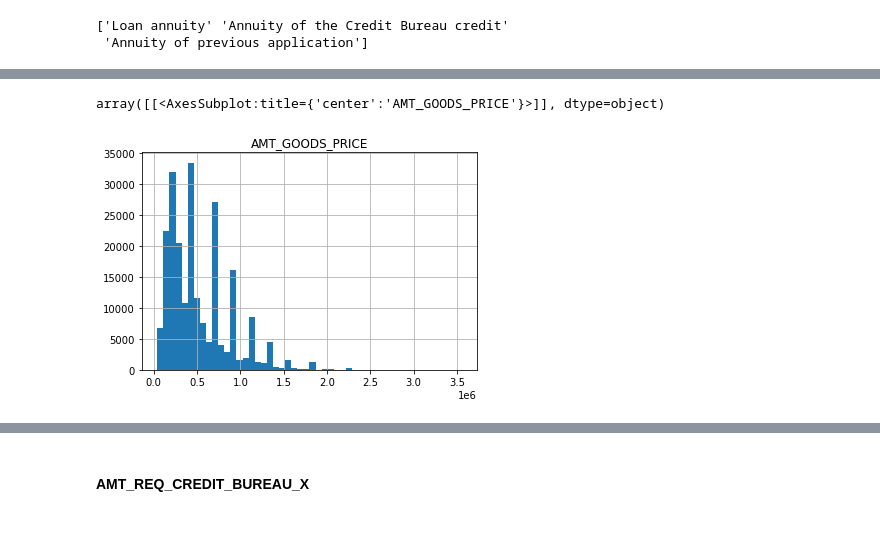
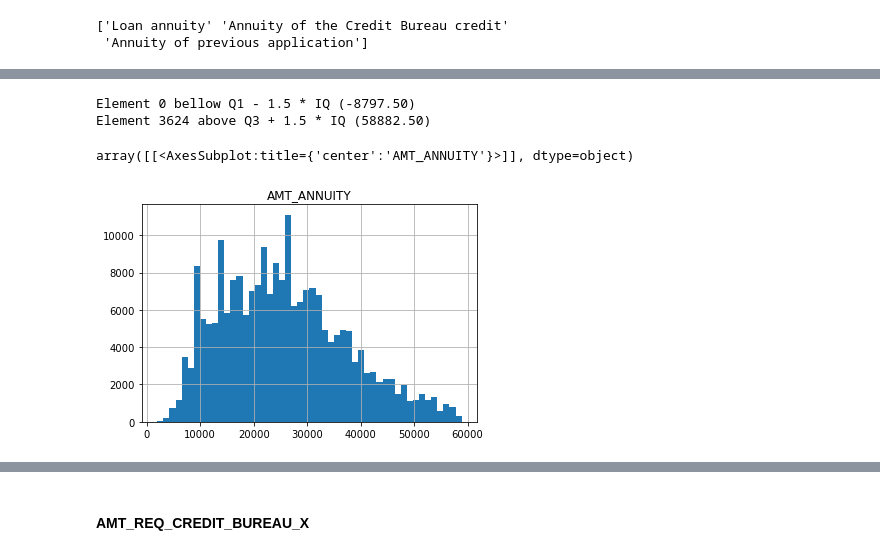
Before and after one commit to jaysenSAW/scoring_model, a Jupyter notebook: p7_nettoyage.ipynb, the cells around one changed output, grey strips where cells are left out. Cells and saved outputs as stored; diff of their text form; code cells hidden in the pictures; blank space fills up the shorter version.

```diff
--- a/p7_nettoyage.ipynb
+++ b/p7_nettoyage.ipynb
@@ -83,7 +83,7 @@ df_train.shape
 # %%
 data_train = df_train[["SK_ID_CURR", "TARGET", "NAME_CONTRACT_TYPE",
                       "CODE_GENDER", "FLAG_OWN_CAR", "FLAG_OWN_REALTY",
-                        "AMT_INCOME_TOTAL", "AMT_ANNUITY", "AMT_GOODS_PRICE",
+                        "AMT_INCOME_TOTAL", "AMT_CREDIT", "AMT_ANNUITY",
                        "NAME_INCOME_TYPE", "NAME_EDUCATION_TYPE",
                        "NAME_FAMILY_STATUS", "NAME_HOUSING_TYPE",
                       "DAYS_BIRTH", "DAYS_EMPLOYED", "OWN_CAR_AGE",
@@ -205,5 +205,5 @@ print(df_home_credit.loc[df_home_credit["Row"] == "AMT_CREDIT", "Description"].v
 # %%
 #data_train.hist("AMT_CREDIT", bins= 50)
 # %%
-#data_train = clean_IQ(data_train, "AMT_CREDIT")
-#data_train.hist("AMT_CREDIT", bins = 50)
+data_train = clean_IQ(data_train, "AMT_CREDIT")
+data_train.hist("AMT_CREDIT", bins = 50)
@@ -229,5 +232,8 @@ print(df_home_credit.loc[df_home_credit["Row"] == "AMT_GOODS_PRICE", "Descriptio
 # %%
-data_train.hist("AMT_GOODS_PRICE", bins= 50)
+data_train = clean_IQ(data_train, "AMT_ANNUITY")
+data_train.hist("AMT_ANNUITY", bins = 50)
 # %% [output]
-array([[<AxesSubplot:title={'center':'AMT_GOODS_PRICE'}>]], dtype=object)
+Element 0 bellow Q1 - 1.5 * IQ (-8797.50)
+Element 3624 above Q3 + 1.5 * IQ (58882.50)
+array([[<AxesSubplot:title={'center':'AMT_ANNUITY'}>]], dtype=object)
-[figure, old version]
+[figure, new version]
```
Also changed, not shown: parts of 49 cells of this notebook, 2 other files.
